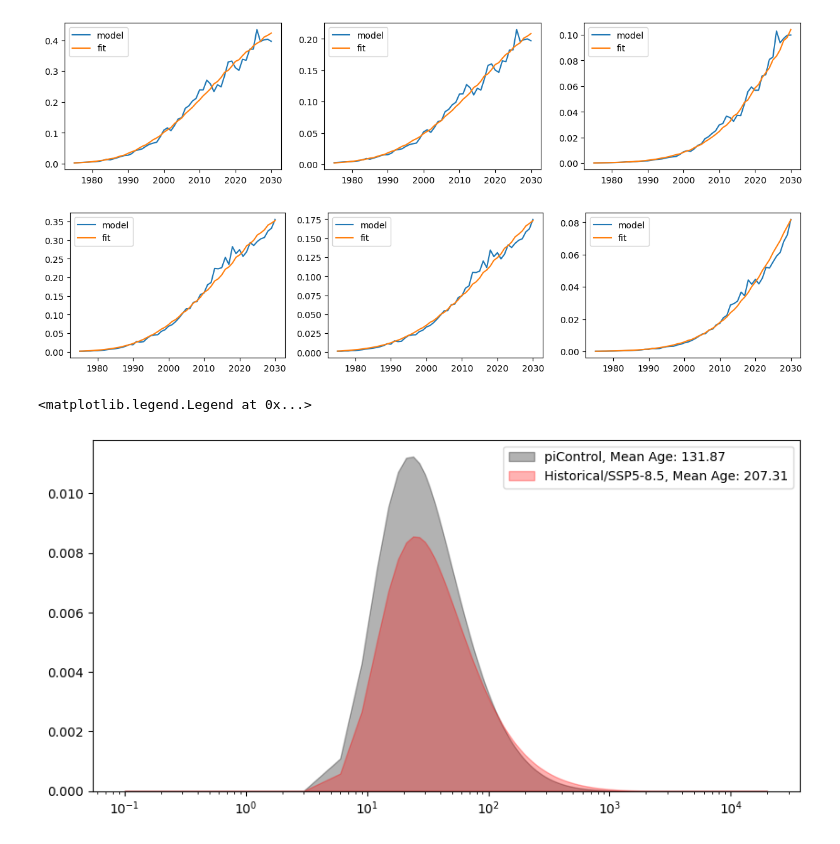
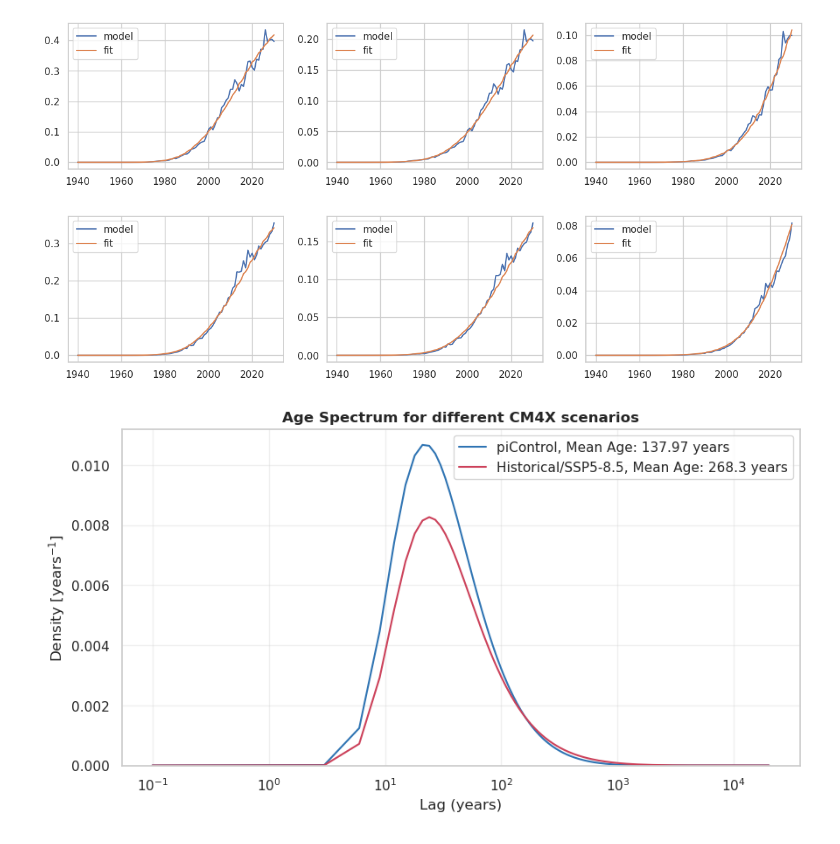
Before and after one commit to anthony-meza/CM4XAbyssalSWMT, a Jupyter notebook: notebooks/3.process_ttds_from_tracer_observations.ipynb, the cells around one changed output. Cells and saved outputs as stored; diff of their text form; code cells hidden in the pictures.

```diff
--- a/notebooks/3.process_ttds_from_tracer_observations.ipynb
+++ b/notebooks/3.process_ttds_from_tracer_observations.ipynb
@@ -23,3 +23,6 @@ from matplotlib.colors import ListedColormap
 from matplotlib.patches import Patch
 from oceanttds import *
 from tqdm.notebook import tqdm
+
+import seaborn as sns
+sns.set_theme(style="whitegrid", context="notebook")
@@ -45,7 +94,7 @@ ds_b["boundary"] = ds_b["boundary_truth"].copy()
 
 ds_path = "/vortexfs1/home/anthony.meza/scratch/CM4XAbyssalSWMT/data/model/adelie_ross_interior_sample_for_ttd.zarr"
 ds_i = xr.open_mfdataset(ds_path).compute().rename({"year":"time", "__xarray_dataarray_variable__": "interior_truth"}).fillna(0.0)
-ds_i = ds_i.sel(time = slice(1975, 2030))
+ds_i = ds_i.sel(time = slice(1940, 2030))
 ds_i["interior"] = ds_i["interior_truth"].copy()
 
 
@@ -60,8 +144,11 @@ ds_i["sigma_obs"] = (ds_i["interior_truth"] * 0.01).clip(min = 0.001)
 # %%
+import random
+random.seed(42)
+
 gamma_bounds = (10, 5_000)
 delta_gamma_ratio_bounds = (0.65, 2.5)
-optimizer_options = {"maxiter": 200, "ftol": 1e-8, "early_stop": True, "early_stop_cost": 0.5}
-warm_start_options = {"maxiter":1000}
+optimizer_options = {"maxiter": 1000, "ftol": 1e-10, "early_stop": True, "early_stop_cost": 0.5}
+warm_start_options = {"maxiter":600}
 warm_start = True
 debug = True
 
@@ -125,7 +196,7 @@ for (itracer, tracer) in enumerate(ds_i.tracer):
     ax[itracer].plot(ds_i.time, results.sel(expt = expt).interior_fit.sel(tracer = tracer), label = "fit")
     ax[itracer].legend()
 # %% [output]
-[figure, old version]
+[figure, new version]
 # %%
 ntracers =len(ds_i.tracer)
 expt = "forced"
@@ -135,25 +206,29 @@ for (itracer, tracer) in enumerate(ds_i.tracer):
     ax[itracer].plot(ds_i.time, results.sel(expt = expt).interior_fit.sel(tracer = tracer), label = "fit")
     ax[itracer].legend()
 # %% [output]
-[figure, old version]
+[figure, new version]
 # %%
 integrator = TTDIntegrator(tau_grid)
 tau_dtau = integrator.weights * results.tau
 mean_age = (results.age_spectrum* tau_dtau).sum(dim = "tau")
 
 expt_labels = {"control":"piControl", "forced":"Historical/SSP5-8.5"}
-expt_colors = {"control":"k", "forced":"r"}
+expt_colors = {"control": "#2f74b3", "forced": "#cc415a"}
 fig, ax = plt.subplots(figsize = (10, 5))
 for expt in results.expt.values:
     mean_age_expt = np.round(mean_age.sel(expt = expt).values, decimals = 2)
-    ax.fill_between(results.tau, 0.0 * results.age_spectrum.sel(expt = expt), results.age_spectrum.sel(expt = expt),
-            color = expt_colors[expt], alpha = 0.3,
-            label = f"{expt_labels[expt]}, Mean Age: {mean_age_expt}")
+    ax.plot(results.tau, results.age_spectrum.sel(expt = expt),
+            color = expt_colors[expt],
+            label = f"{expt_labels[expt]}, Mean Age: {mean_age_expt} years")
     # ax.axvline(mean_age_expt, c = expt_colors[expt])
 
 ax.set_ylim(0.0, None)
 ax.set_xscale('log')
+ax.set_xlabel('Lag (years)')
+ax.set_ylabel('Density [years' + r"$^{-1}$]")
+ax.grid(zorder = 0, alpha = 0.3)
 ax.legend()
+ax.set_title("Age Spectrum for different CM4X scenarios", fontweight = "bold")
+fig.savefig('plots/ross_adelie_bps.png', dpi = 150, bbox_inches = "tight")
 # %% [output]
-<matplotlib.legend.Legend at 0x...>
-[figure, old version]
+[figure, new version]
```
Also changed, not shown: parts of 10 cells of this notebook, 4 other files.
